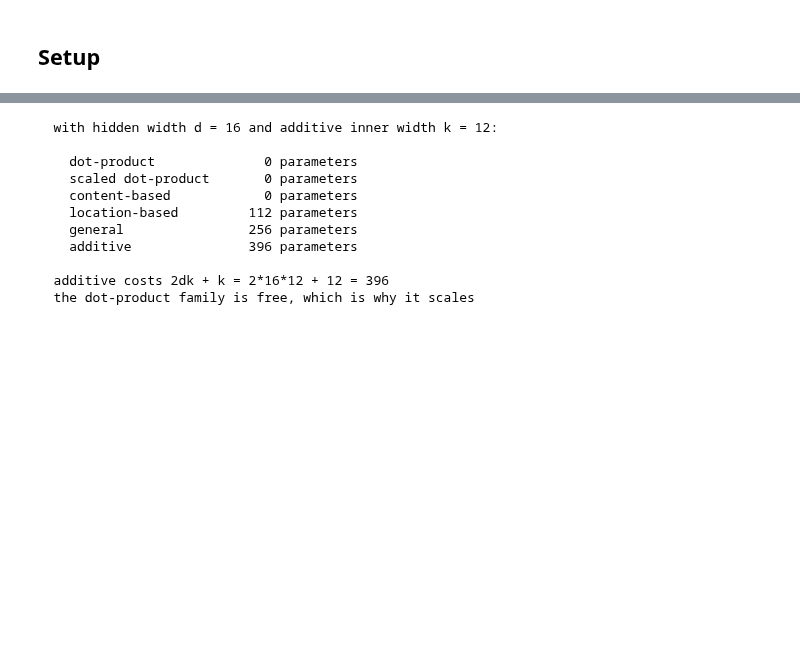
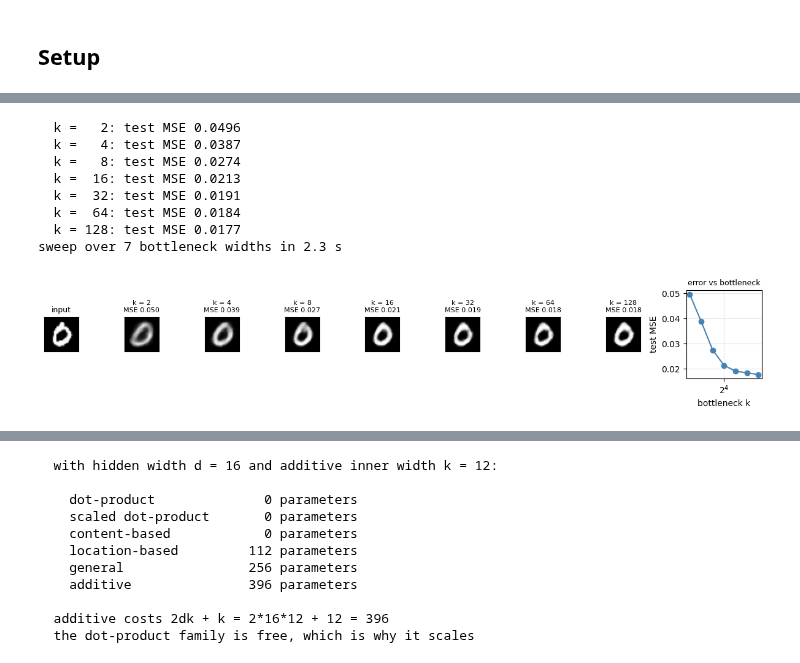
Before and after one commit to DL4CV-NPTEL/2026, a Jupyter notebook: notebooks/Week 8/W08_L1_Attention_in_Vision_Models.ipynb, the cells around one changed output, grey strips where cells are left out. Cells and saved outputs as stored; diff of their text form; code cells hidden in the pictures; blank space fills up the shorter version.

```diff
--- a/notebooks/Week 8/W08_L1_Attention_in_Vision_Models.ipynb
+++ b/notebooks/Week 8/W08_L1_Attention_in_Vision_Models.ipynb
@@ -217,0 +299,34 @@ print('  location     == independent of H entirely      ok')
+# %%
+KS = [2, 4, 8, 16, 32, 64, 128]
+sweep_recon, sweep_mse = {}, {}
+t0 = time.time()
+for k in KS:
+    net_k, mse_k = train_ae(k)
+    with torch.no_grad():
+        sweep_recon[k] = to_np(net_k(Xte[demo_idx])).reshape(-1, 28, 28)
+    sweep_mse[k] = mse_k
+    print(f'  k = {k:3d}: test MSE {mse_k:.4f}')
+print(f'sweep over {len(KS)} bottleneck widths in {time.time() - t0:.1f} s')
+assert sweep_mse[2] > sweep_mse[16] > sweep_mse[128], 'a wider bottleneck should reconstruct better'
+
+fig, ax = plt.subplots(1, len(KS) + 2, figsize=(12, 2.4),
+                       gridspec_kw={'width_ratios': [1] * (len(KS) + 1) + [2.2]})
+ax[0].imshow(to_np(Xte[demo_idx[0]]).reshape(28, 28), cmap='gray', vmin=0, vmax=1); ax[0].set_title('input', fontsize=9)
+for j, k in enumerate(KS):
+    ax[j + 1].imshow(sweep_recon[k][0], cmap='gray', vmin=0, vmax=1)
+    ax[j + 1].set_title(f'k = {k}\nMSE {sweep_mse[k]:.3f}', fontsize=8)
+for a_ in ax[:-1]: a_.set_xticks([]); a_.set_yticks([])
+ax[-1].plot(KS, [sweep_mse[k] for k in KS], 'o-', color='steelblue')
+ax[-1].set_xscale('log', base=2); ax[-1].set_xlabel('bottleneck k'); ax[-1].set_ylabel('test MSE')
+ax[-1].grid(alpha=0.3); ax[-1].set_title('error vs bottleneck', fontsize=9)
+plt.tight_layout(); plt.show()
+# %% [output]
+  k =   2: test MSE 0.0496
+  k =   4: test MSE 0.0387
+  k =   8: test MSE 0.0274
+  k =  16: test MSE 0.0213
+  k =  32: test MSE 0.0191
+  k =  64: test MSE 0.0184
+  k = 128: test MSE 0.0177
+sweep over 7 bottleneck widths in 2.3 s
+[figure, added]
```
Also changed, not shown: parts of 97 cells of this notebook, 3 other files.
